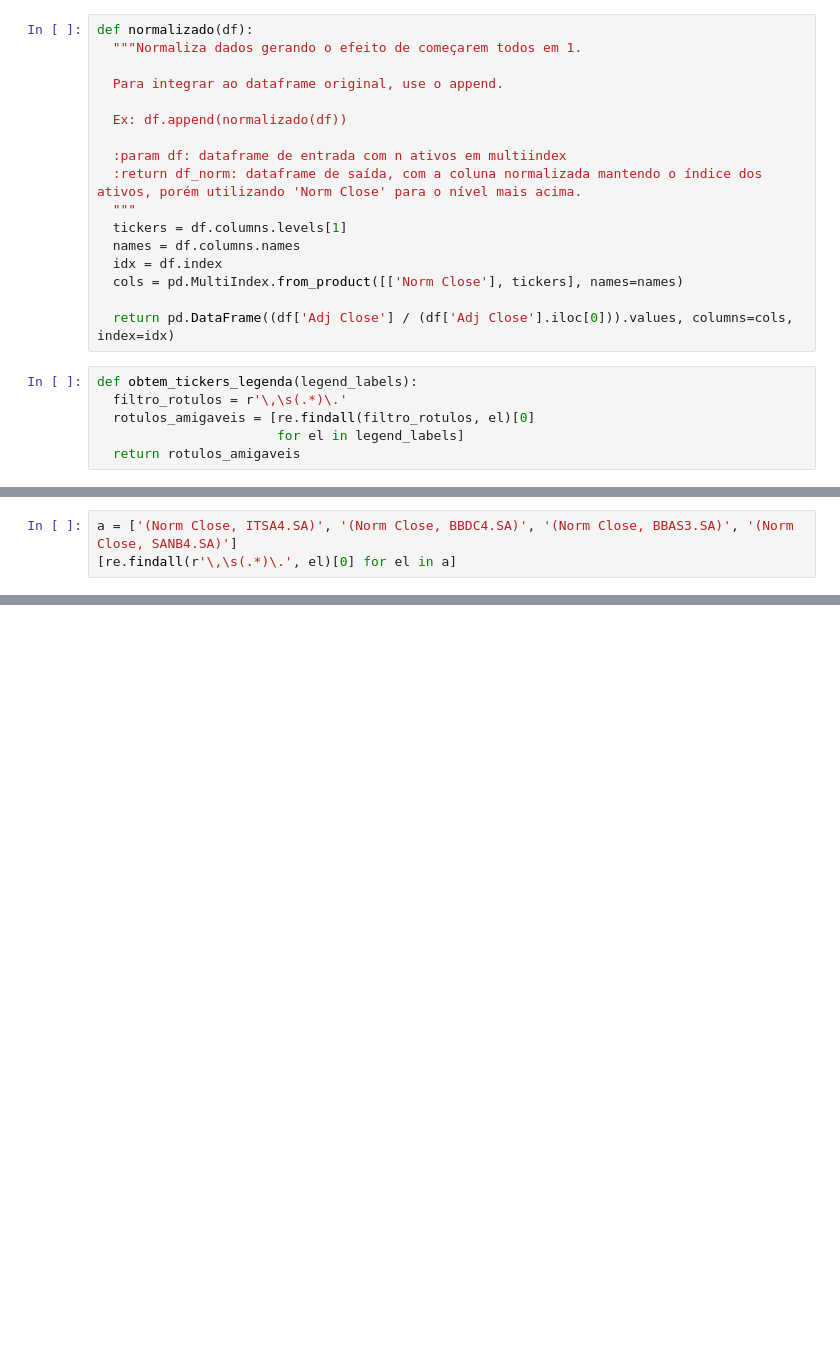
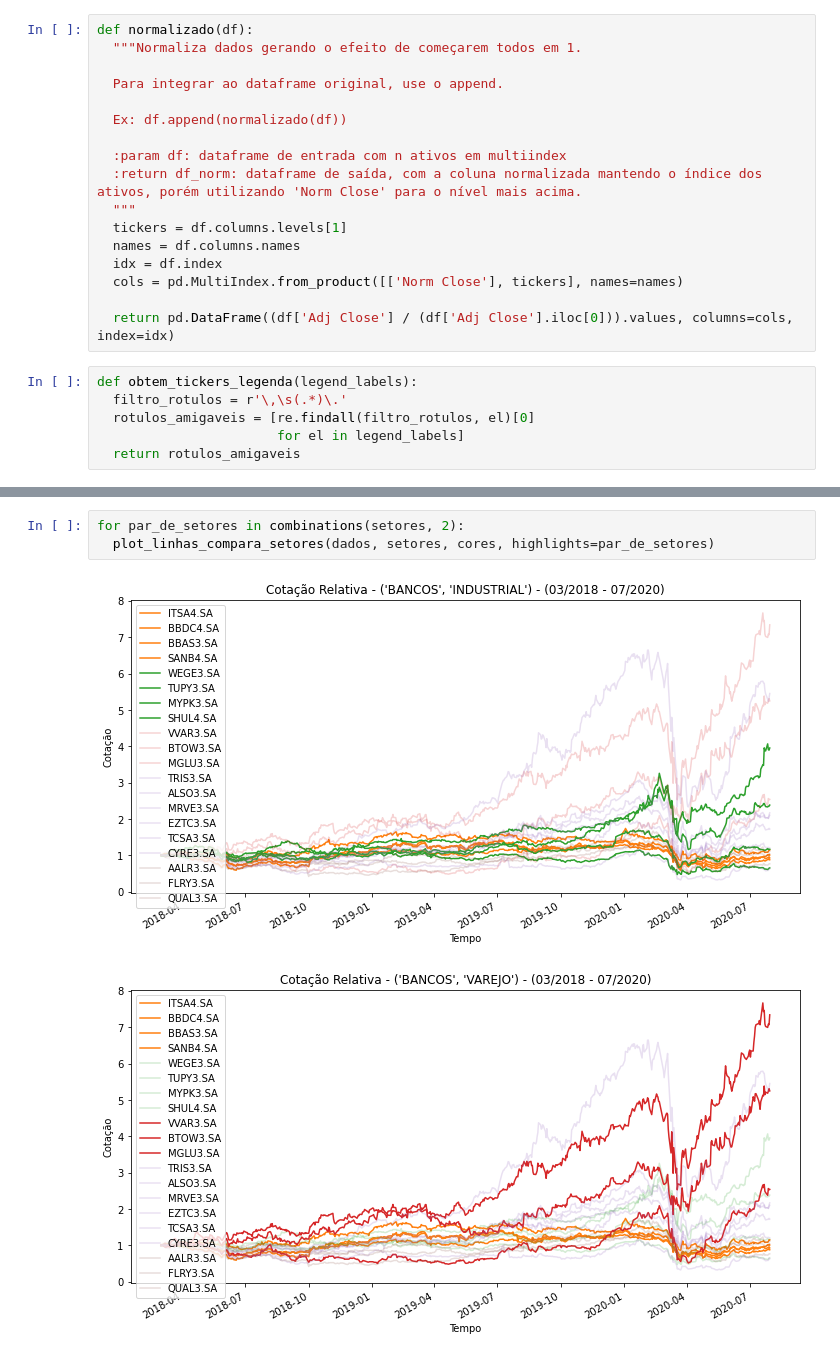
Before and after one commit to jairo-nlp/valuation, a Jupyter notebook: Stock_Prices.ipynb, the cells around one changed output, grey strips where cells are left out. Saved outputs shown, nothing was run; the diff lists cells and outputs as text; blank space fills up the shorter version.

```diff
--- a/Stock_Prices.ipynb
+++ b/Stock_Prices.ipynb
@@ -67,6 +136,3 @@ def plot_linhas(df, setor=''):
 
   plt.title(f'Cotação Relativa - {setor.upper()} - ({data_ini} - {data_fim})')
   plt.show()
-# %%
-a = ['(Norm Close, ITSA4.SA)', '(Norm Close, BBDC4.SA)', '(Norm Close, BBAS3.SA)', '(Norm Close, SANB4.SA)']
-[re.findall(r'\,\s(.*)\.', el)[0] for el in a]
@@ -108,0 +199,6 @@ dados['bancos']
+# %%
+for par_de_setores in combinations(setores, 2):
+  plot_linhas_compara_setores(dados, setores, cores, highlights=par_de_setores)
+# %% [output]
+[figure, added]
+[figure, added]
```
Also changed, not shown: parts of 12 cells of this notebook.
